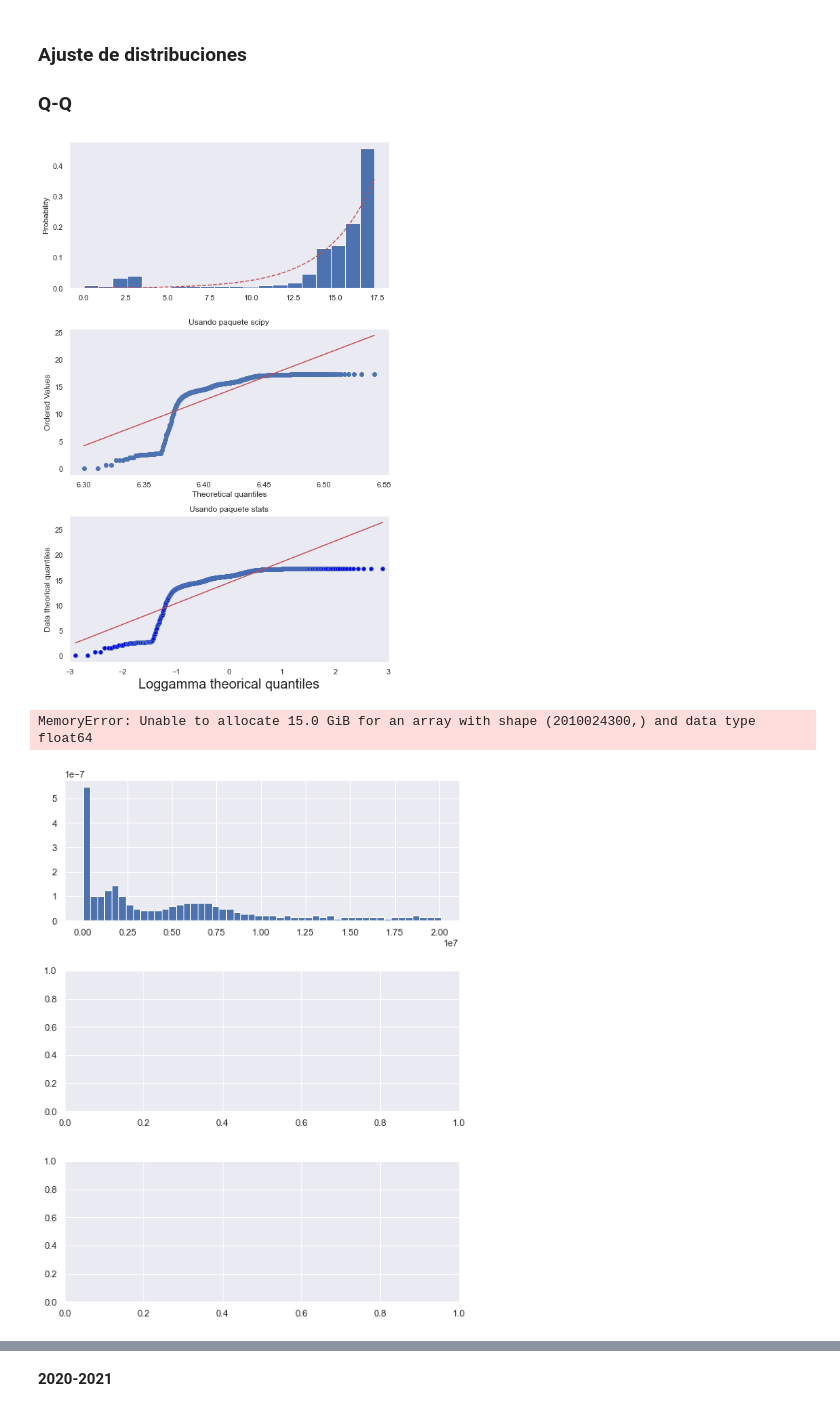
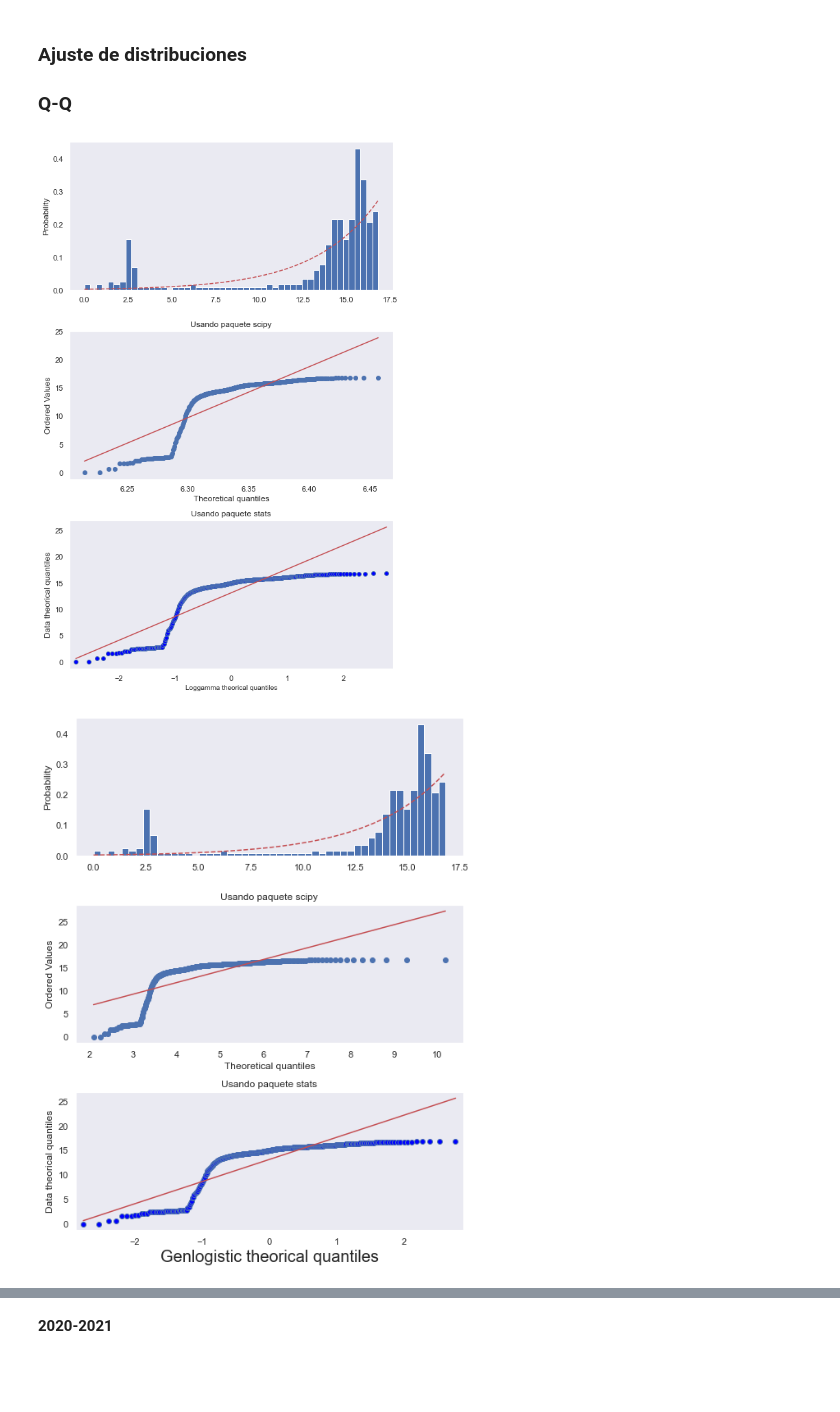
Before and after one commit to valerialadron/Proyecto_VLadron_MMLopez, a Jupyter notebook: Proyecto_VLadron_MMLopez.ipynb, the cells around one changed output, grey strips where cells are left out. Cells and saved outputs as stored; diff of their text form; code cells hidden in the pictures; blank space fills up the shorter version.

```diff
--- a/Proyecto_VLadron_MMLopez.ipynb
+++ b/Proyecto_VLadron_MMLopez.ipynb
@@ -443,12 +476,12 @@ Name: Distribución, dtype: object
 ###  **Q-Q**
 # %%
 ##2020
-## EXPONWEIB ##
+## loggamma ##
 
 
-measurements = v2_data
+measurements = v1_data
 # Histograma de las variables creadas
-divisiones = 20 # Cantidad de barras en el histograma
+divisiones = 50 # Cantidad de barras en el histograma
 fig, ax = plt.subplots(3,1, figsize=(8,12))
 fig.tight_layout(pad=3.0)
 
@@ -456,7 +489,7 @@ ax[0].hist(measurements,divisiones,density=True)
 
 # Función de distribución de probabilidad la cual creemos que mis datos distribuyen
 # RECORDAR: SÓLO FUNCIONA PARA DISTRIBUCIONES CONTINUAS
-dist = 'gumbel_l'
+dist = 'loggamma'
 params = getattr(st, dist).fit(measurements)
 
 # Graficar PDF de la distribución que queremos probar
@@ -477,15 +510,15 @@ grap1 = sm.qqplot(measurements,line='s',ax=ax[2])
 ax[2].grid()
 ax[2].set_title('Usando paquete stats')
 
-plt.xlabel(f'{dist.title()} theorical quantiles',size=20)
+plt.xlabel(f'{dist.title()} theorical quantiles',size=10)
 plt.ylabel('Data theorical quantiles')
 plt.show()
 # %% [output]
-[figure, old version]
+[figure, new version]
 # %%
 ##2020
 
-## DGAMMA ##
+## genlogistic ##
 measurements = v1_data
 # Histograma de las variables creadas
 divisiones = 50 # Cantidad de barras en el histograma
@@ -493,36 +526,35 @@ fig, ax = plt.subplots(3,1, figsize=(8,10))
 fig.tight_layout(pad=3.0)
 
 ax[0].hist(measurements,divisiones,density=True)
 
 # Función de distribución de probabilidad la cual creemos que mis datos distribuyen
 # RECORDAR: SÓLO FUNCIONA PARA DISTRIBUCIONES CONTINUAS
-dist = 'gamma'
+dist = 'genlogistic'
 params = getattr(st, dist).fit(measurements)
 
 # Graficar PDF de la distribución que queremos probar
 
 x = np.arange(measurements.min(), measurements.max(), .01)
 y = getattr(st, dist).pdf(x, *params)
 ax[0].plot(x,y,'r--')
 ax[0].set_ylabel('Probability')
 ax[0].grid()
 
 # gráfica de Q-Q entre mis datos y la curva que quiero probar que sigue mi distribución (dist)
 # Usando scipy
 grap2 = st.probplot(measurements, dist=dist, sparams=getattr(st, dist).fit(x)[:-2], plot=ax[1], fit=True)
 ax[1].grid()
 ax[1].set_title('Usando paquete scipy')
 
 grap1 = sm.qqplot(measurements,line='s',ax=ax[2])
 ax[2].grid()
 ax[2].set_title('Usando paquete stats')
 
 plt.xlabel(f'{dist.title()} theorical quantiles',size=20)
 plt.ylabel('Data theorical quantiles')
 plt.show()
 # %% [output]
-MemoryError: Unable to allocate 15.0 GiB for an array with shape (2010024300,) and data type float64
-[figure, old version]
+[figure, new version]
 # %%
 ##2020
 
```
Also changed, not shown: parts of 88 cells of this notebook.
